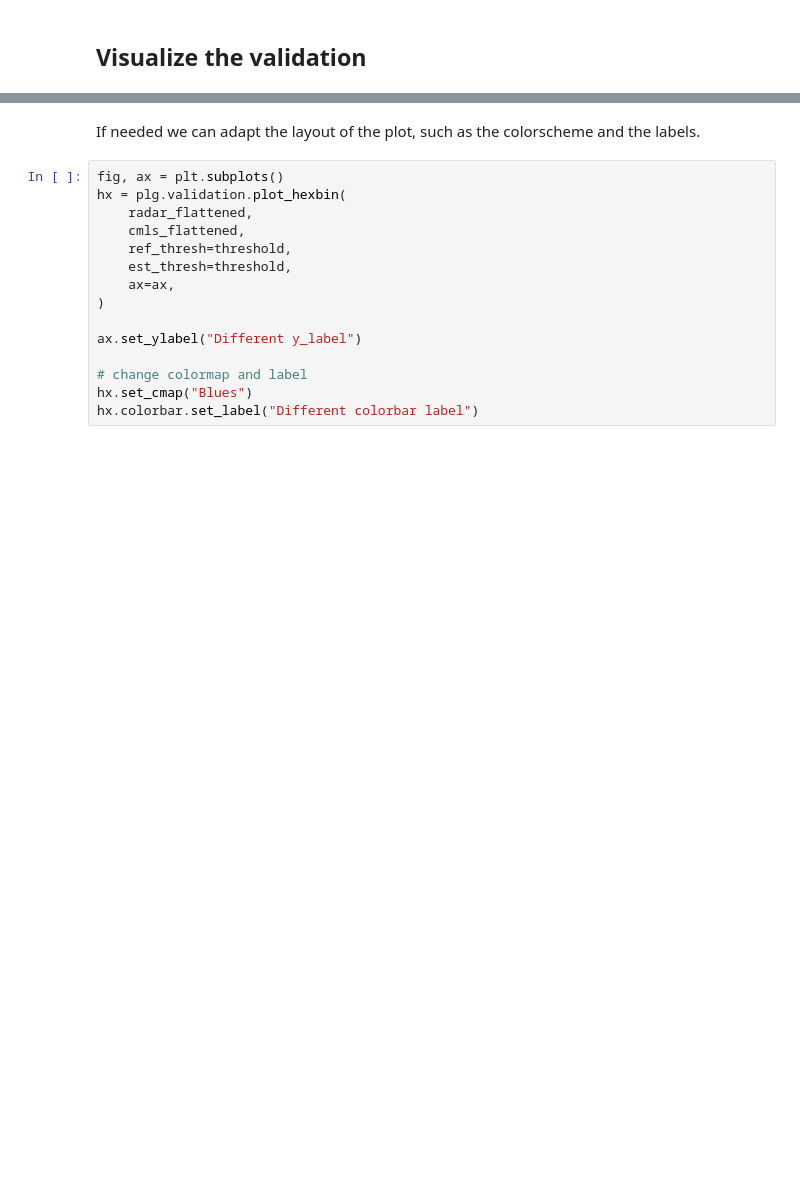
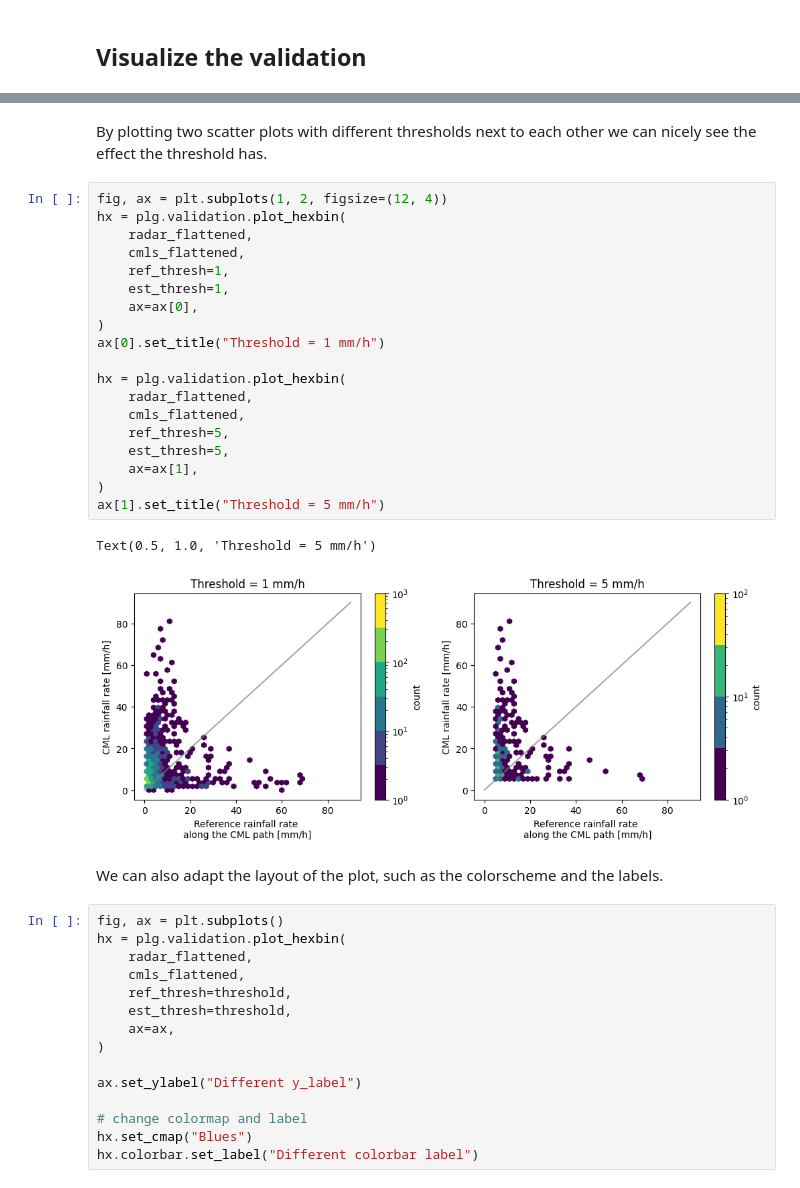
Before and after one commit to OpenSenseAction/poligrain, a Jupyter notebook: docs/notebooks/Example_validation.ipynb, the cells around one changed output, grey strips where cells are left out. Saved outputs shown, nothing was run; the diff lists cells and outputs as text; blank space fills up the shorter version.

```diff
--- a/docs/notebooks/Example_validation.ipynb
+++ b/docs/notebooks/Example_validation.ipynb
@@ -80,5 +84,29 @@ hx = plg.validation.plot_hexbin(
+# %% [markdown]
+By plotting two scatter plots with different thresholds next to each other we can nicely see the effect the threshold has.
+# %%
+fig, ax = plt.subplots(1, 2, figsize=(12, 4))
+hx = plg.validation.plot_hexbin(
+    radar_flattened,
+    cmls_flattened,
+    ref_thresh=1,
+    est_thresh=1,
+    ax=ax[0],
+)
+ax[0].set_title("Threshold = 1 mm/h")
+
+hx = plg.validation.plot_hexbin(
+    radar_flattened,
+    cmls_flattened,
+    ref_thresh=5,
+    est_thresh=5,
+    ax=ax[1],
+)
+ax[1].set_title("Threshold = 5 mm/h")
+# %% [output]
+Text(0.5, 1.0, 'Threshold = 5 mm/h')
+[figure, added]
 # %% [markdown]
-If needed we can adapt the layout of the plot, such as the colorscheme and the labels.
+We can also adapt the layout of the plot, such as the colorscheme and the labels.
 # %%
 fig, ax = plt.subplots()
 hx = plg.validation.plot_hexbin(
```
Also changed, not shown: parts of 50 cells of this notebook, 2 other files.
